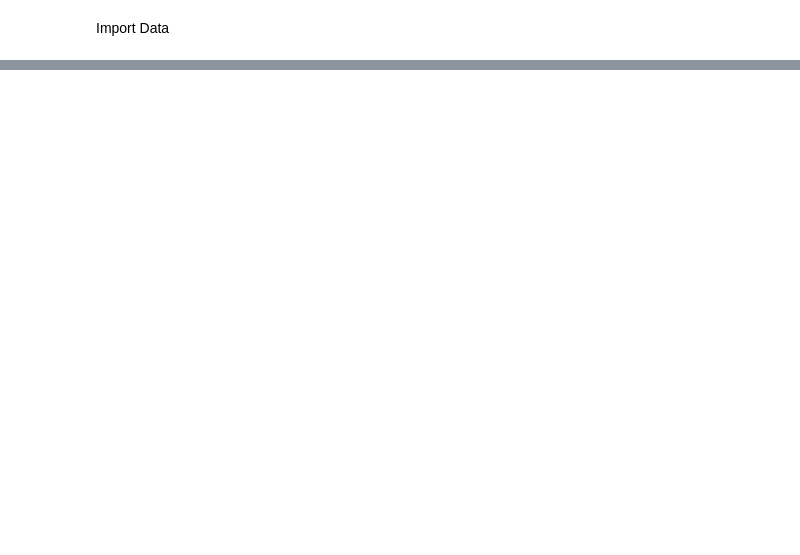
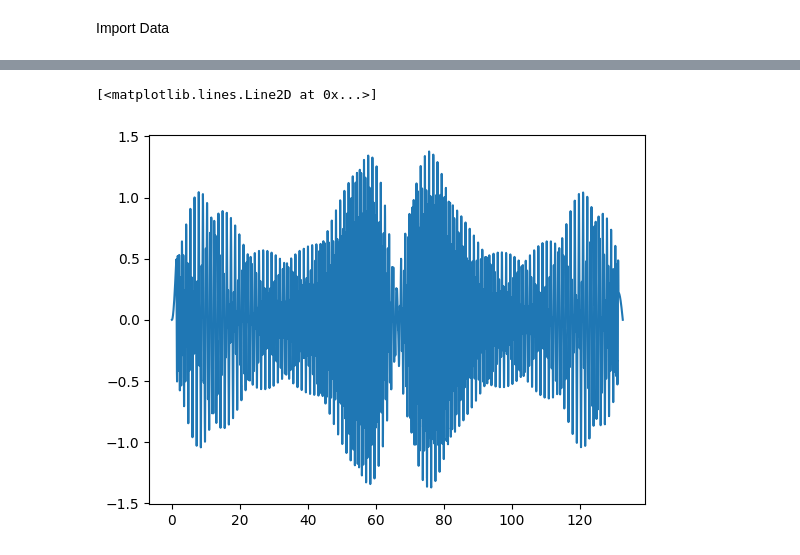
Before and after one commit to brisenodaniel/superconducting_circuit_sim, a Jupyter notebook: geometric_gate/Setiawan2022/notebooks/plotting.ipynb, the cells around one changed output, grey strips where cells are left out. Saved outputs shown, nothing was run; the diff lists cells and outputs as text; code cells hidden in the pictures; blank space fills up the shorter version.

```diff
--- a/geometric_gate/Setiawan2022/notebooks/plotting.ipynb
+++ b/geometric_gate/Setiawan2022/notebooks/plotting.ipynb
@@ -73,0 +53,5 @@ b.show()
+# %%
+plt.plot(tlist_omegas, cz_pulse)
+# %% [output]
+[<matplotlib.lines.Line2D at 0x...>]
+[figure, added]
```
Also changed, not shown: parts of 8 cells of this notebook, 29 other files.
